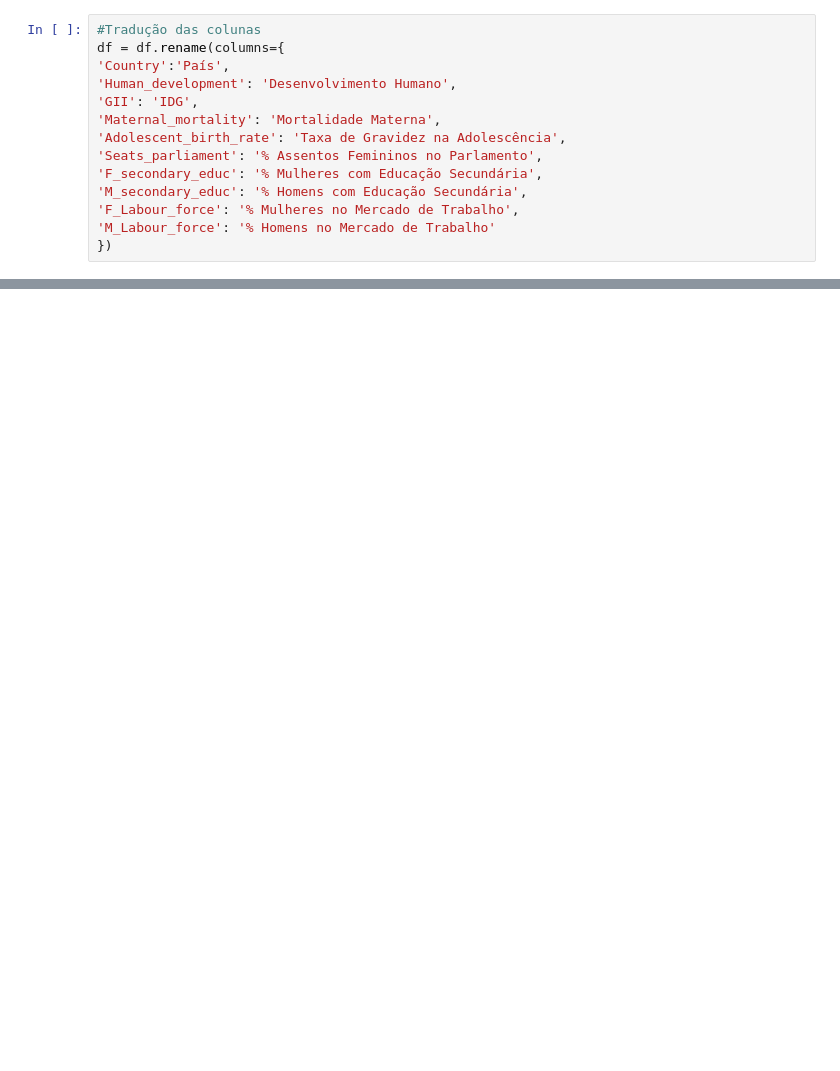
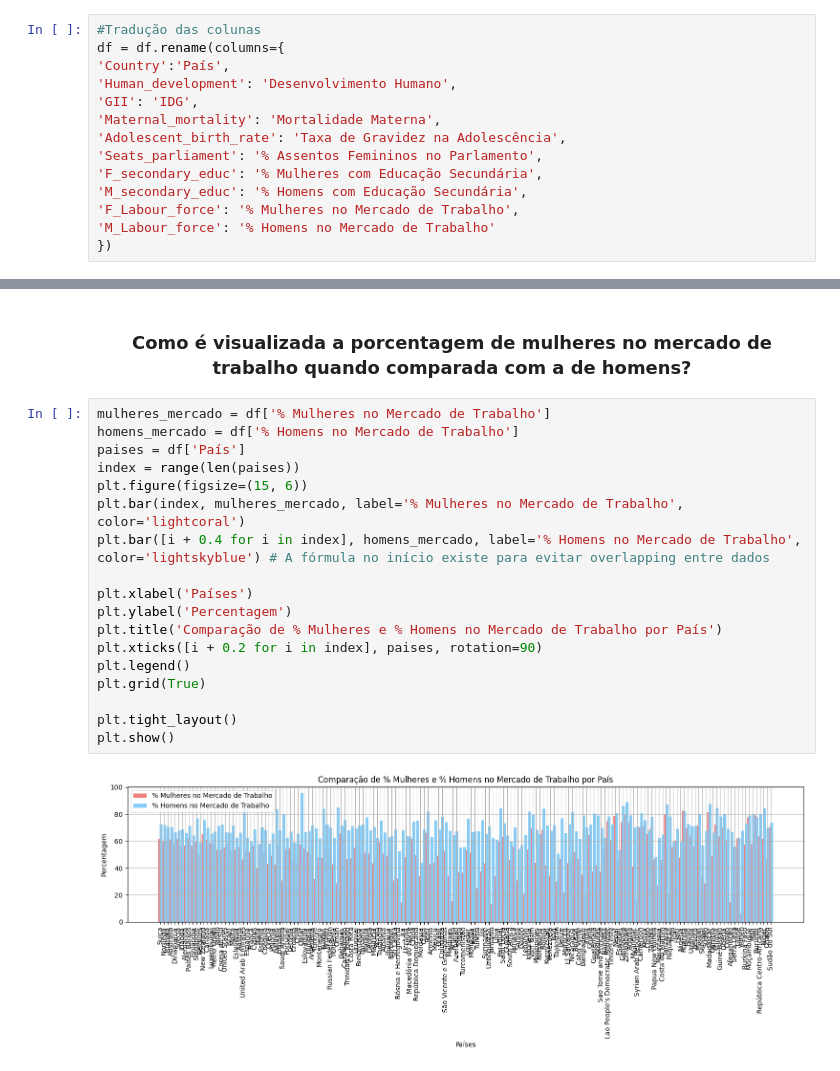
Before and after one commit to reprograma/on26-python-s13-projeto-guiado-II, a Jupyter notebook: exercicios/para-casa/exercicio_s13.ipynb, the cells around one changed output, grey strips where cells are left out. Drawn from its saved outputs; the diff is of its cells as text; blank space fills up the shorter version.

```diff
--- a/exercicios/para-casa/exercicio_s13.ipynb
+++ b/exercicios/para-casa/exercicio_s13.ipynb
@@ -65,0 +150,22 @@ df = df.rename(columns={
+# %% [markdown]
+<h3 style='font-family: Lucida Console; font-weight: 800;text-align: center;'>Como é visualizada a porcentagem de mulheres no mercado de trabalho quando comparada com a de homens?</h3>
+# %%
+mulheres_mercado = df['% Mulheres no Mercado de Trabalho']
+homens_mercado = df['% Homens no Mercado de Trabalho']
+paises = df['País']
+index = range(len(paises))
+plt.figure(figsize=(15, 6))
+plt.bar(index, mulheres_mercado, label='% Mulheres no Mercado de Trabalho', color='lightcoral')
+plt.bar([i + 0.4 for i in index], homens_mercado, label='% Homens no Mercado de Trabalho', color='lightskyblue') # A fórmula no início existe para evitar overlapping entre dados
+
+plt.xlabel('Países')
+plt.ylabel('Percentagem')
+plt.title('Comparação de % Mulheres e % Homens no Mercado de Trabalho por País')
+plt.xticks([i + 0.2 for i in index], paises, rotation=90)
+plt.legend()
+plt.grid(True)
+
+plt.tight_layout()
+plt.show()
+# %% [output]
+[figure, added]
```
Also changed, not shown: parts of 28 cells of this notebook, 2 other files.
